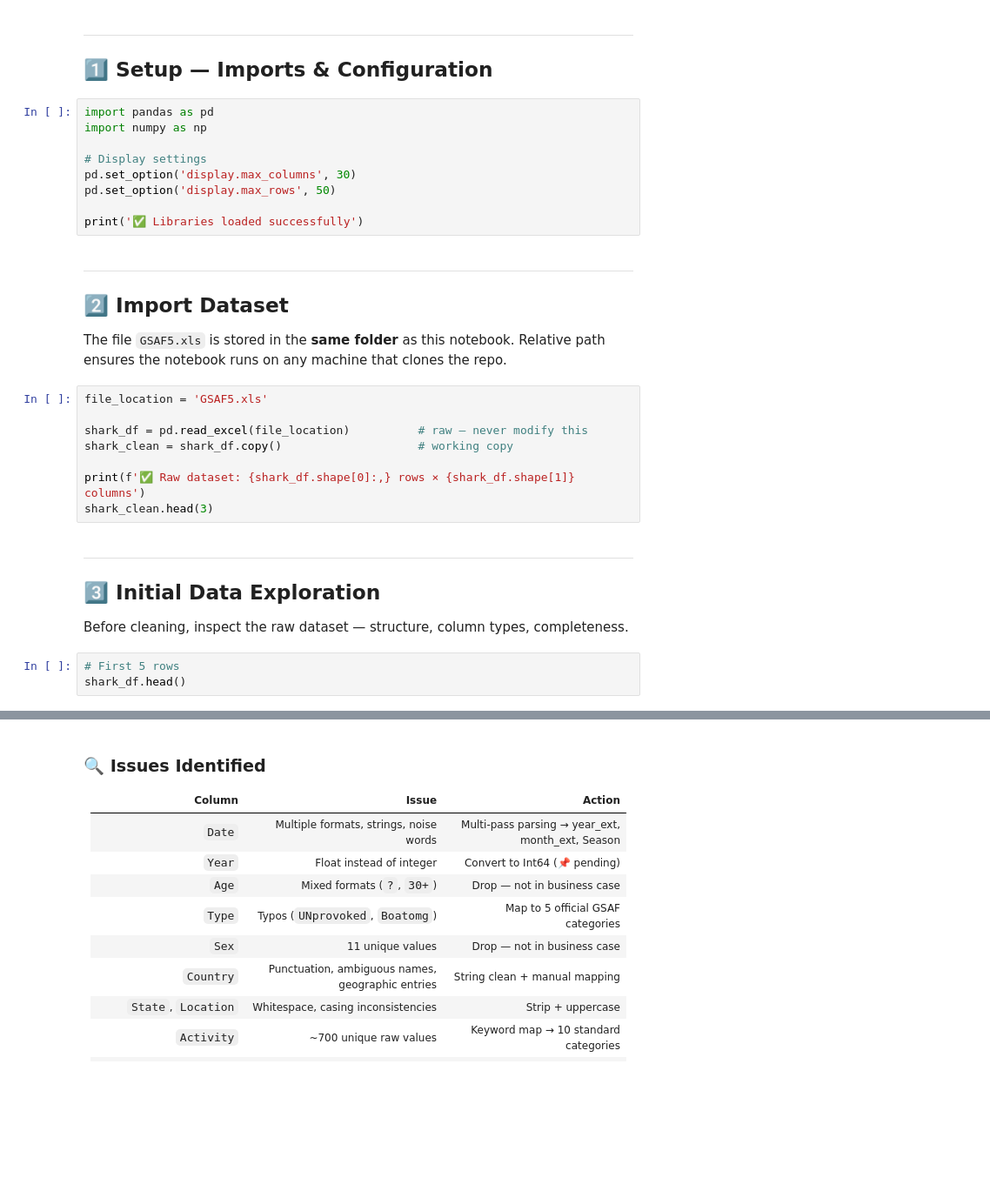
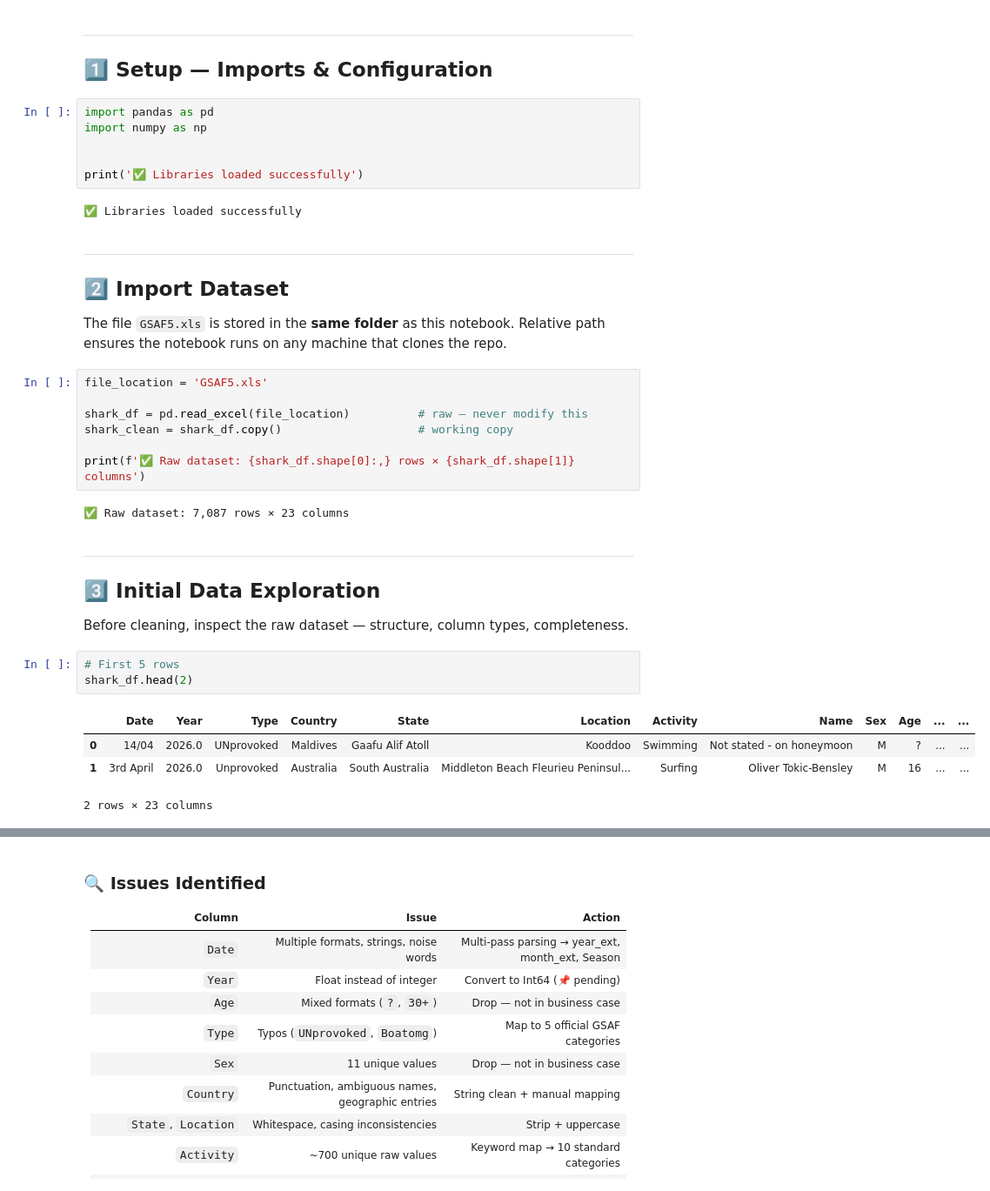
Before and after one commit to cadiyubu/Week2_Shark_Miniproject-, a Jupyter notebook: Shark_df_Analysis.ipynb, the cells around one changed output, grey strips where cells are left out. Shown at 87% size. Cells and saved outputs as stored; diff of their text form; blank space fills up the shorter version.

```diff
--- a/Shark_df_Analysis.ipynb
+++ b/Shark_df_Analysis.ipynb
@@ -43,11 +43,10 @@ The Global Shark Attack File (GSAF) logs shark incidents worldwide. Entries are
 import pandas as pd
 import numpy as np
 
-# Display settings
-pd.set_option('display.max_columns', 30)
-pd.set_option('display.max_rows', 50)
 
 print('✅ Libraries loaded successfully')
+# %% [output]
+✅ Libraries loaded successfully
 # %% [markdown]
 ---
 ## 2️⃣ Import Dataset
@@ -61,7 +60,8 @@ shark_df = pd.read_excel(file_location)          # raw — never modify this
 shark_clean = shark_df.copy()                    # working copy
 
 print(f'✅ Raw dataset: {shark_df.shape[0]:,} rows × {shark_df.shape[1]} columns')
-shark_clean.head(3)
+# %% [output]
+✅ Raw dataset: 7,087 rows × 23 columns
 # %% [markdown]
 ---
 ## 3️⃣ Initial Data Exploration
@@ -69,7 +69,12 @@ shark_clean.head(3)
 Before cleaning, inspect the raw dataset — structure, column types, completeness.
 # %%
 # First 5 rows
-shark_df.head()
+shark_df.head(2)
+# %% [output]
+|  | Date | Year | Type | Country | State | Location | Activity | Name | Sex | Age | ... | ... |
+| 0 | 14/04 | 2026.0 | UNprovoked | Maldives | Gaafu Alif Atoll | Kooddoo | Swimming | Not stated - on honeymoon | M | ? | ... | ... |
+| 1 | 3rd April | 2026.0 | Unprovoked | Australia | South Australia | Middleton Beach Fleurieu Peninsul... | Surfing | Oliver Tokic-Bensley | M | 16 | ... | ... |
+2 rows × 23 columns
 # %%
 # Data types and non-null counts per column
 shark_df.info()
```
Also changed, not shown: parts of 24 cells of this notebook.
